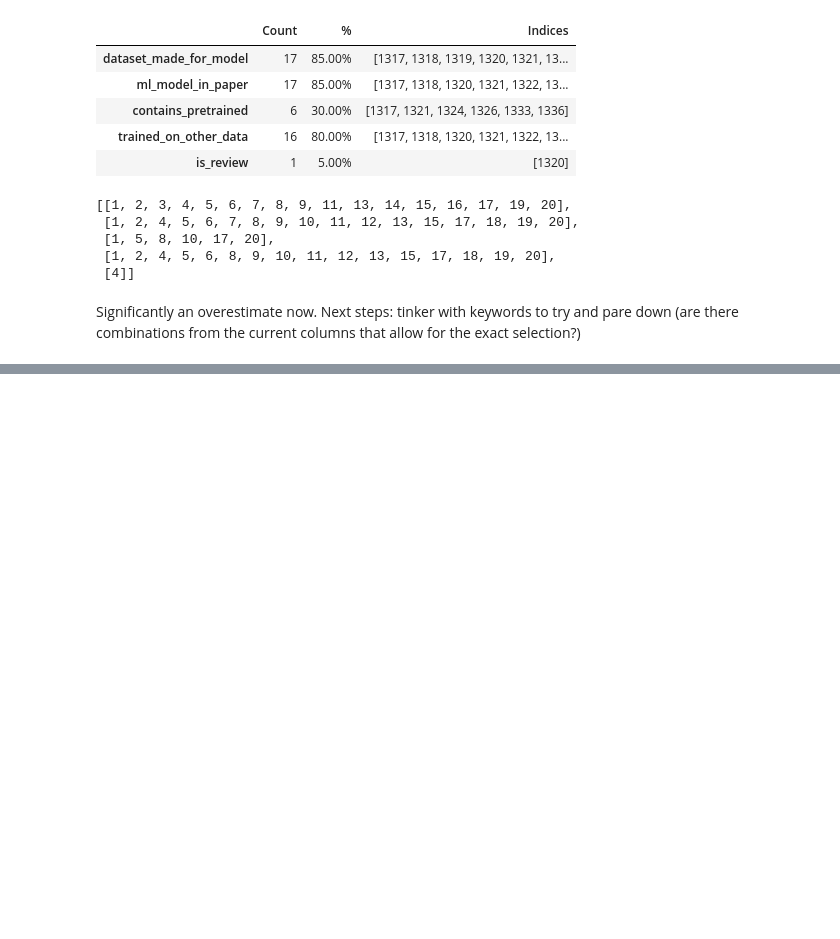
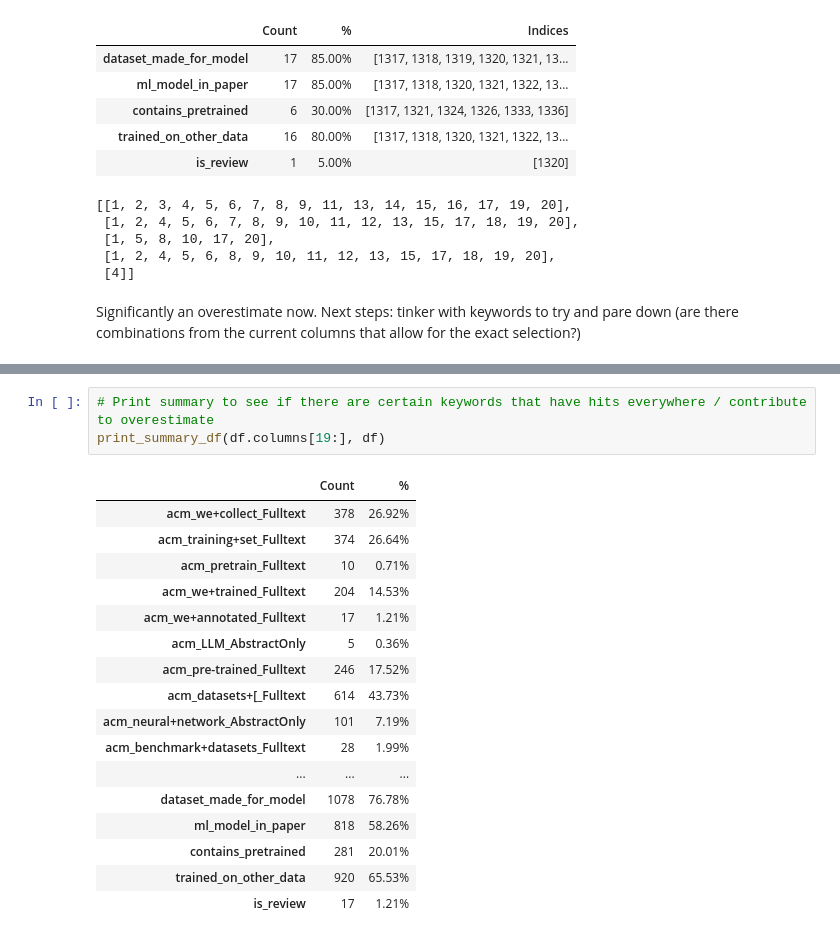
Before and after one commit to audtree/labeler-bias, a Jupyter notebook: prelim-analysis.ipynb, the cells around one changed output, grey strips where cells are left out. Drawn from its saved outputs; the diff is of its cells as text; blank space fills up the shorter version.

```diff
--- a/prelim-analysis.ipynb
+++ b/prelim-analysis.ipynb
@@ -292,0 +315,21 @@ Significantly an overestimate now. Next steps: tinker with keywords to try and p
+# %%
+# Print summary to see if there are certain keywords that have hits everywhere / contribute to overestimate
+print_summary_df(df.columns[19:], df)
+# %% [output]
+|  | Count | % |
+| acm_we+collect_Fulltext | 378 | 26.92% |
+| acm_training+set_Fulltext | 374 | 26.64% |
+| acm_pretrain_Fulltext | 10 | 0.71% |
+| acm_we+trained_Fulltext | 204 | 14.53% |
+| acm_we+annotated_Fulltext | 17 | 1.21% |
+| acm_LLM_AbstractOnly | 5 | 0.36% |
+| acm_pre-trained_Fulltext | 246 | 17.52% |
+| acm_datasets+[_Fulltext | 614 | 43.73% |
+| acm_neural+network_AbstractOnly | 101 | 7.19% |
+| acm_benchmark+datasets_Fulltext | 28 | 1.99% |
+| ... | ... | ... |
+| dataset_made_for_model | 1078 | 76.78% |
+| ml_model_in_paper | 818 | 58.26% |
+| contains_pretrained | 281 | 20.01% |
+| trained_on_other_data | 920 | 65.53% |
+| is_review | 17 | 1.21% |
```
Also changed, not shown: parts of 8 cells of this notebook.
